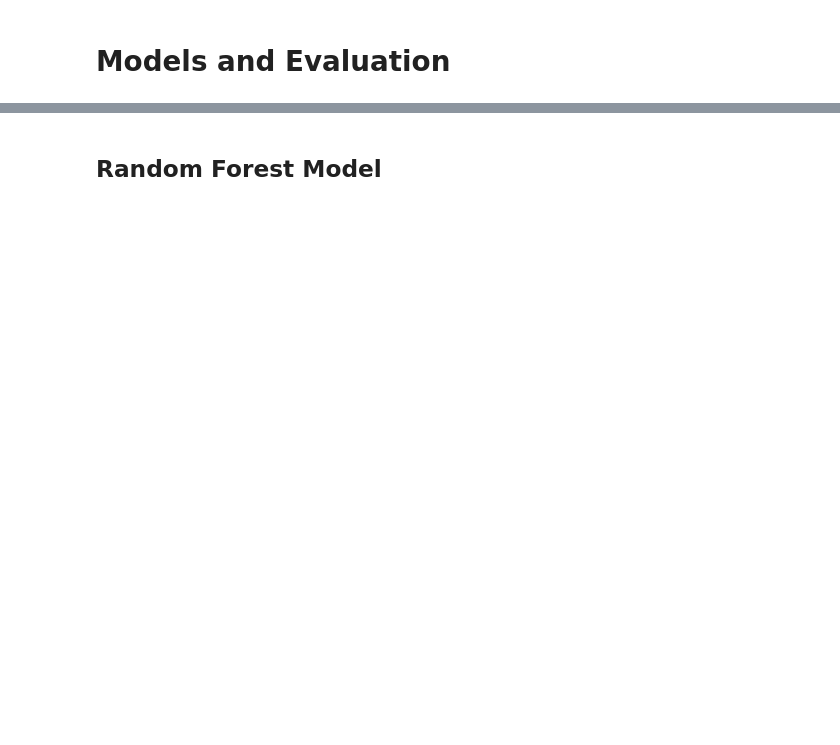
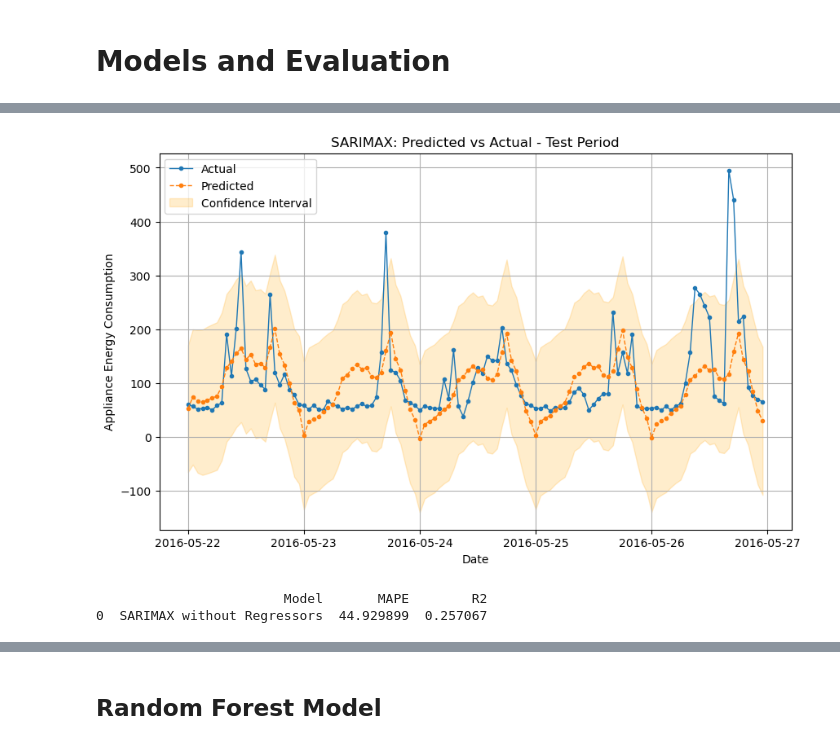
Before and after one commit to farukyasarphd/time_series_prediction_energy, a Jupyter notebook: notebooks/Models.ipynb, the cells around one changed output, grey strips where cells are left out. Saved outputs shown, nothing was run; the diff lists cells and outputs as text; code cells hidden in the pictures; blank space fills up the shorter version.

```diff
--- a/notebooks/Models.ipynb
+++ b/notebooks/Models.ipynb
@@ -171,0 +87,10 @@ Linear model error disturbution is not symmetric around zero, indication non-nor
+# %%
+# Prepare prediction dataset
+test_categoricals = test_data[['day_of_week', 'hour', 'is_weekend', 'absent_day']]
+test_exog = pd.get_dummies(test_categoricals, columns=['day_of_week', 'hour'], drop_first=True)
+test_exog = test_exog.apply(lambda x: x.astype(int) if x.dtype == 'bool' else x)
+test_exog = test_exog.reindex(columns=exog_vars.columns, fill_value=0)
+
+# Verify the structure
+print(test_exog.columns)
+print(test_exog.head())
@@ -171,0 +115,56 @@ Linear model error disturbution is not symmetric around zero, indication non-nor
+# %%
+# Generate predictions for the test period
+forecast_result1 = sarima_result1.get_forecast(steps=len(test_data), exog=test_exog)
+
+# Extract predicted values and confidence intervals
+forecasted_values1 = forecast_result1.predicted_mean
+forecast_conf_int1 = forecast_result1.conf_int()
+
+# Align indices with test data
+forecasted_values1.index = test_data.index
+forecast_conf_int1.index = test_data.index
+
+# Plot Actual vs Predicted for the test period
+plt.figure(figsize=(10, 6))
+plt.plot(test_data['Appliances'], label='Actual', marker='.', linestyle='-', linewidth=1)
+plt.plot(forecasted_values1, label='Predicted', marker='.', linestyle='--', linewidth=1)
+plt.fill_between(
+    forecast_conf_int1.index,
+    forecast_conf_int1.iloc[:, 0],
+    forecast_conf_int1.iloc[:, 1],
+    color='orange',
+    alpha=0.2,
+    label='Confidence Interval'
+)
+plt.xlabel('Date')
+plt.ylabel('Appliance Energy Consumption')
+plt.title('SARIMAX: Predicted vs Actual - Test Period')
+plt.legend()
+plt.grid(True)
+plt.show()
+# %% [output]
+[figure, added]
+# %%
+# Evaluate Forecast Accuracy
+from sklearn.metrics import mean_absolute_error, mean_squared_error
+forecast_horizon = 120
+
+mape = (abs((test_data['Appliances'].iloc[:forecast_horizon] - forecasted_values1) /
+            test_data['Appliances'].iloc[:forecast_horizon]).mean()) * 100
+
+r2 = r2_score(test_data['Appliances'].iloc[:forecast_horizon], forecasted_values1)
+
+error_metrics_df = pd.DataFrame(columns=['Model', 'MAPE', 'R2'])
+
+# Update the error metrics DataFrame
+error_metrics_df = pd.concat([error_metrics_df, pd.DataFrame([{
+    'Model': 'SARIMAX without Regressors',
+    'MAPE': mape,
+    'R2': r2
+}])], ignore_index=True)
+
+# Display the updated metrics
+print(error_metrics_df)
+# %% [output]
+                        Model       MAPE        R2
+0  SARIMAX without Regressors  44.929899  0.257067
```
Also changed, not shown: parts of 27 cells of this notebook, 7 other files.
